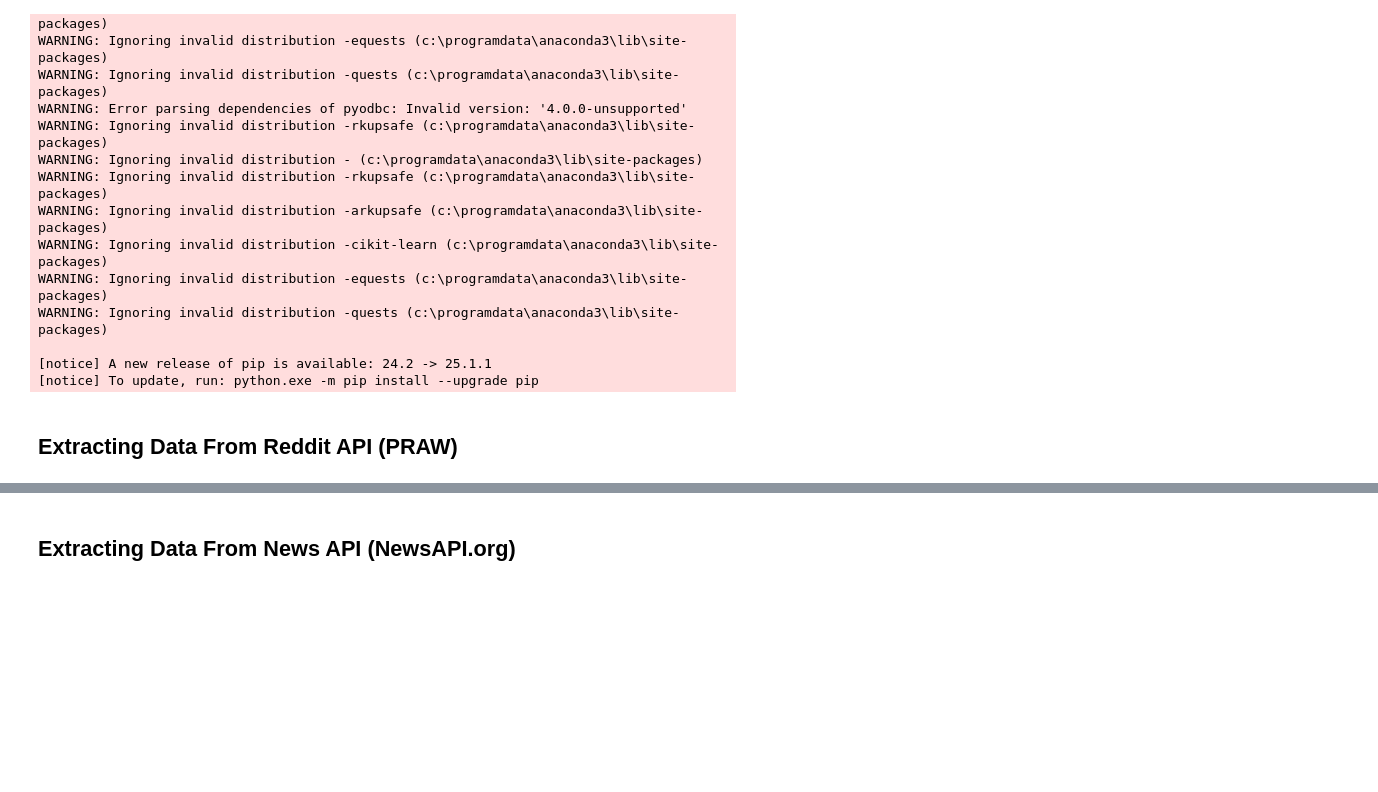
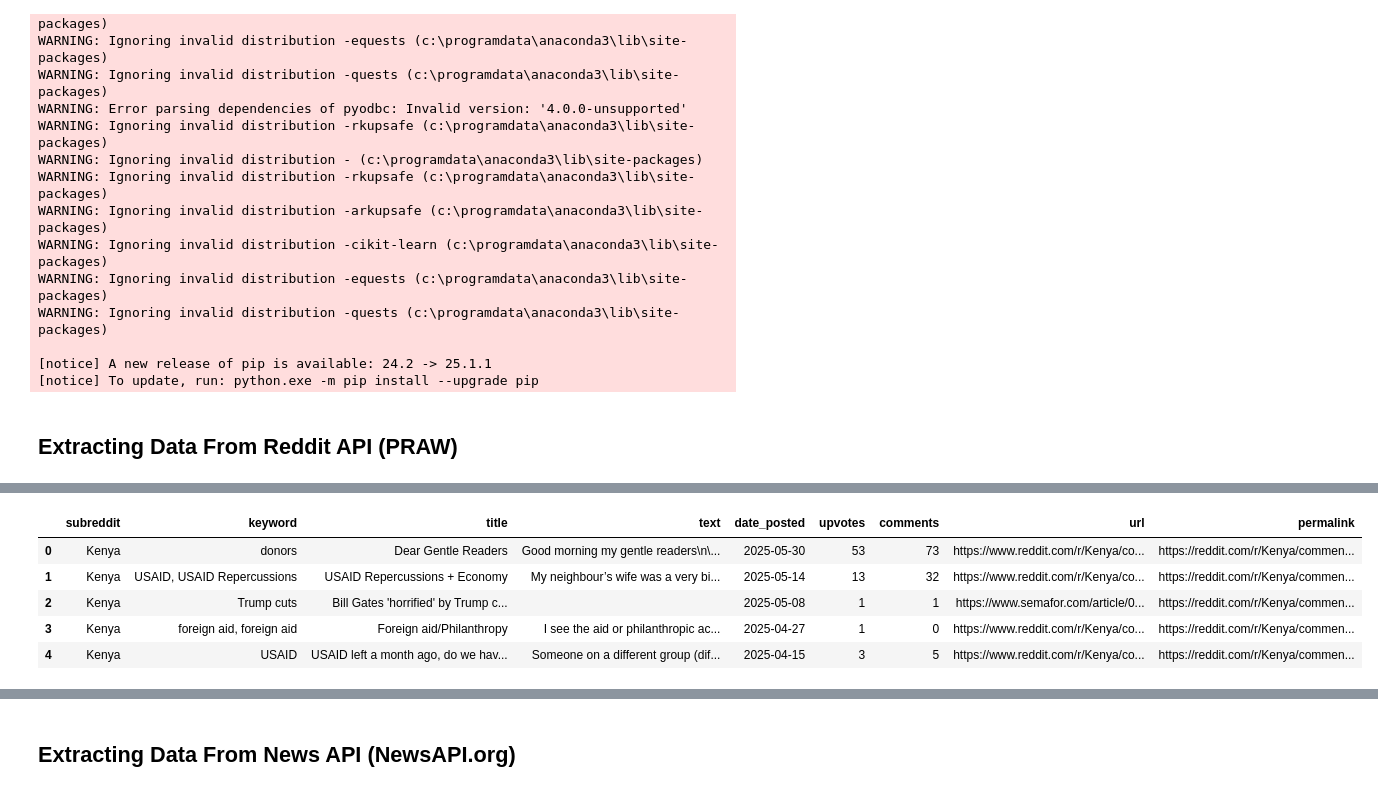
Before and after one commit to L-N-E0/USAID-Kenya-Sentiment-Analysis, a Jupyter notebook: notebooks/Cecilia.ipynb, the cells around one changed output, grey strips where cells are left out. Cells and saved outputs as stored; diff of their text form; code cells hidden in the pictures; blank space fills up the shorter version.

```diff
--- a/notebooks/Cecilia.ipynb
+++ b/notebooks/Cecilia.ipynb
@@ -237,0 +247,93 @@ Found 32 Kenya-focused posts after 2025-01-01
+# %%
+import praw
+import pandas as pd
+from datetime import datetime
+
+# Reddit API Setup
+reddit = praw.Reddit(
+    client_id='f6MuemGIIpuv8csr3CpuzQ',
+    client_secret='rSPUbtIsCzfYWW3Lf9mnR330gX7FCA',
+    user_agent='USAID-Kenya-Aid-Analysis'
+)
+
+# Expanded Kenya-Specific Keywords
+keywords = [
+   "USAID", "foreign aid", "funding cuts", "aid budget", "Trump Kenya",
+    "USAID Kenya", "cut aid", "budget cuts", "NGO funding", "Africa aid",
+    "USAID funding", "foreign aid", "Trump cuts", "USAID money", "aid withdrawal",
+    "State Department cuts", "donors", "end of USAID Kenya", "Trump Cuts Aid To Africa", "NGOs","USAID exit Kenya","USAID Repercussions"
+]
+# Expanded subreddits list
+relevant_subreddits = [
+    "Kenya", "Nairobi", "Africa", "worldnews", "geopolitics",
+    "InternationalDev", "humanitarian", "globalhealth", "development",'politics','AskConservatives','news'
+]
+
+# Adjusted cutoff date (since we're getting 0 results for 2025)
+CUTOFF_DATE = datetime(2025, 1, 1)  # Changed to 2023 to get more results
+
+def search_reddit_kenya(subreddits, limit=100):
+    posts = []
+
+    for subreddit_name in subreddits:
+        try:
+            print(f"Searching r/{subreddit_name}...")
+            subreddit = reddit.subreddit(subreddit_name)
+
+            # Try different search queries
+            search_queries = [
+                "Kenya AND (USAID OR aid OR funding)",
+                "Kenya AND (development OR assistance)",
+                "USAID Kenya",
+                "foreign aid Kenya"
+            ]
+
+            for query in search_queries:
+                try:
+                    for submission in subreddit.search(query, limit=limit, sort="new"):
+                        post_date = datetime.utcfromtimestamp(submission.created_utc)
+
+                        if post_date < CUTOFF_DATE:
+                            continue
+
+                        content = f"{submission.title} {submission.selftext}".lower()
+                        matched_keywords = [kw for kw in keywords if kw.lower() in content]
+
+                        if matched_keywords:
+                            posts.append({
+                                'subreddit': subreddit_name,
+                                'keyword': ", ".join(matched_keywords),
+                                'title': submission.title,
+                                'text': submission.selftext,
+                                'date_posted': post_date.strftime('%Y-%m-%d'),
+                                'upvotes': submission.score,
+                                'comments': submission.num_comments,
+                                'url': submission.url,
+                                'permalink': f"https://reddit.com{submission.permalink}"
+                            })
+                except Exception as e:
+                    print(f"Error with query '{query}' in r/{subreddit_name}: {e}")
+
+        except Exception as e:
+            print(f"Error accessing r/{subreddit_name}: {e}")
+
+    return pd.DataFrame(posts)
+
+# Run search
+print("Starting Reddit search...")
+df_kenya = search_reddit_kenya(relevant_subreddits, limit=200)
+
+# Print summary
+print("\nSearch completed!")
+print(f"Found {len(df_kenya)} Kenya-focused posts after {CUTOFF_DATE.date()}")
+
+# Save to CSV with timestamp
+if not df_kenya.empty:
+    timestamp = datetime.now().strftime("%Y%m%d_%H%M%S")
+    output_filename = f"ceciliareddit_kenya_aid_posts_{timestamp}.csv"
+    df_kenya.to_csv(output_filename, index=False, encoding='utf-8')
+    print(f"Results saved to {output_filename}")
+
+
+df_kenya.head()
+# %% [output]
@@ -238 +356,7 @@ Found 32 Kenya-focused posts after 2025-01-01
+|  | subreddit | keyword | title | text | date_posted | upvotes | comments | url | permalink |
+| 0 | Kenya | donors | Dear Gentle Readers | Good morning my gentle readers\n\... | 2025-05-30 | 53 | 73 | https://www.reddit.com/r/Kenya/co... | https://reddit.com/r/Kenya/commen... |
+| 1 | Kenya | USAID, USAID Repercussions | USAID Repercussions + Economy | My neighbour’s wife was a very bi... | 2025-05-14 | 13 | 32 | https://www.reddit.com/r/Kenya/co... | https://reddit.com/r/Kenya/commen... |
+| 2 | Kenya | Trump cuts | Bill Gates 'horrified' by Trump c... |  | 2025-05-08 | 1 | 1 | https://www.semafor.com/article/0... | https://reddit.com/r/Kenya/commen... |
+| 3 | Kenya | foreign aid, foreign aid | Foreign aid/Philanthropy | I see the aid or philanthropic ac... | 2025-04-27 | 1 | 0 | https://www.reddit.com/r/Kenya/co... | https://reddit.com/r/Kenya/commen... |
+| 4 | Kenya | USAID | USAID left a month ago, do we hav... | Someone on a different group (dif... | 2025-04-15 | 3 | 5 | https://www.reddit.com/r/Kenya/co... | https://reddit.com/r/Kenya/commen... |
 # %%
```
Also changed, not shown: parts of 13 cells of this notebook.
